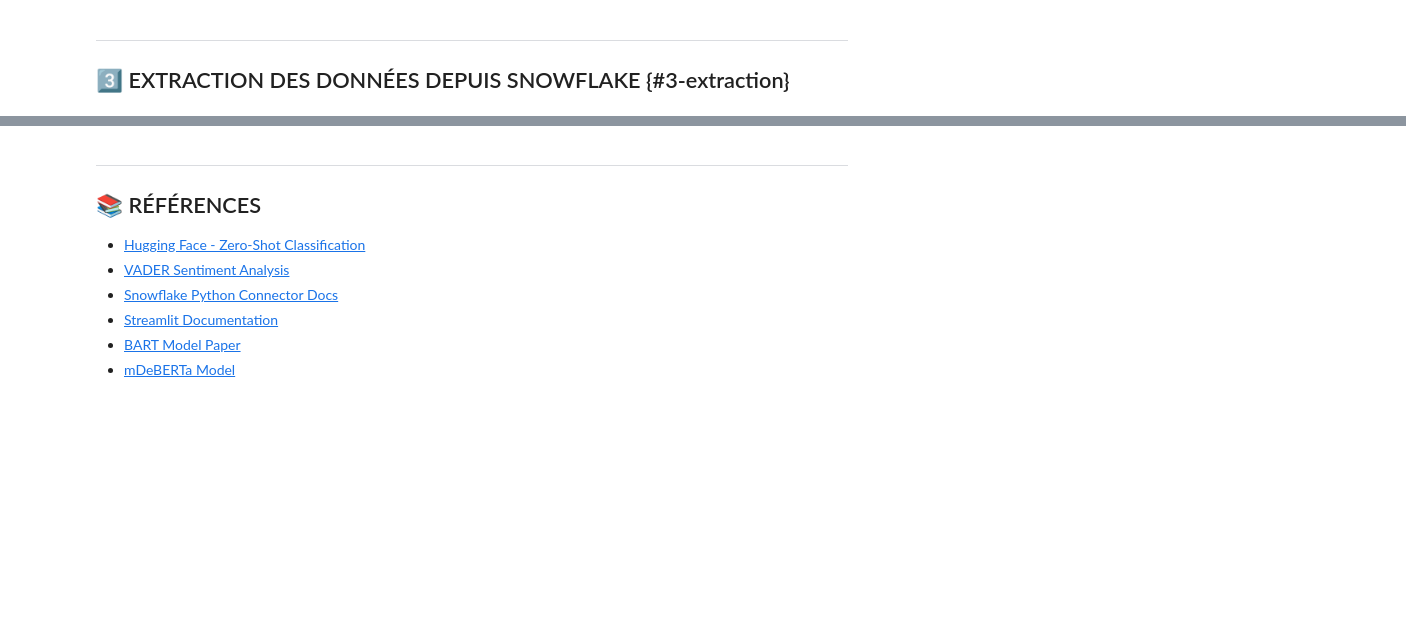
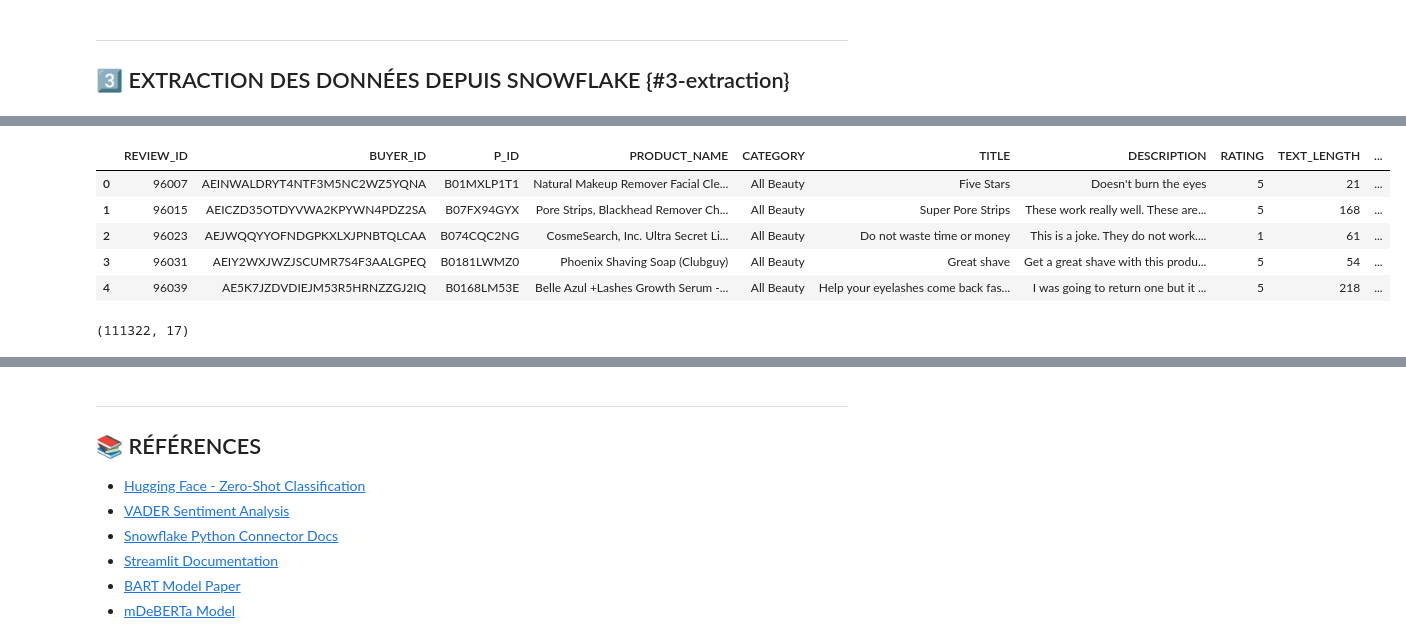
Before and after one commit to amaranaitsaidi/jedha-certification-de, a Jupyter notebook: project_2/notebooks/step_4_case_study/Step_4_Case_Study_Analysis.ipynb, the cells around one changed output, grey strips where cells are left out. Drawn from its saved outputs; the diff is of its cells as text; code cells hidden in the pictures; blank space fills up the shorter version.

```diff
--- a/project_2/notebooks/step_4_case_study/Step_4_Case_Study_Analysis.ipynb
+++ b/project_2/notebooks/step_4_case_study/Step_4_Case_Study_Analysis.ipynb
@@ -1214,0 +337,17 @@ Ce case study a permis de :
+# %%
+df_reviews_calculated = pd.read_csv('data/df_reviews.csv')
+# For the next step, I need the CONFIDENCE_SCORE and RELEVANCE_SCORE columns to be in %.
+# In this case, I multiply CONFIDENCE_SCORE *100.
+df_reviews_calculated['CONFIDENCE_SCORE'] =df_reviews_calculated['CONFIDENCE_SCORE']*100
+df_reviews_calculated.head(5)
+# %% [output]
+|  | REVIEW_ID | BUYER_ID | P_ID | PRODUCT_NAME | CATEGORY | TITLE | DESCRIPTION | RATING | TEXT_LENGTH | ... |
+| 0 | 96007 | AEINWALDRYT4NTF3M5NC2WZ5YQNA | B01MXLP1T1 | Natural Makeup Remover Facial Cle... | All Beauty | Five Stars | Doesn't burn the eyes | 5 | 21 | ... |
+| 1 | 96015 | AEICZD35OTDYVWA2KPYWN4PDZ2SA | B07FX94GYX | Pore Strips, Blackhead Remover Ch... | All Beauty | Super Pore Strips | These work really well. These are... | 5 | 168 | ... |
+| 2 | 96023 | AEJWQQYYOFNDGPKXLXJPNBTQLCAA | B074CQC2NG | CosmeSearch, Inc. Ultra Secret Li... | All Beauty | Do not waste time or money | This is a joke. They do not work.... | 1 | 61 | ... |
+| 3 | 96031 | AEIY2WXJWZJSCUMR7S4F3AALGPEQ | B0181LWMZ0 | Phoenix Shaving Soap (Clubguy) | All Beauty | Great shave | Get a great shave with this produ... | 5 | 54 | ... |
+| 4 | 96039 | AE5K7JZDVDIEJM53R5HRNZZGJ2IQ | B0168LM53E | Belle Azul +Lashes Growth Serum -... | All Beauty | Help your eyelashes come back fas... | I was going to return one but it ... | 5 | 218 | ... |
+# %%
+df_reviews_calculated.shape
+# %% [output]
+(111322, 17)
```
Also changed, not shown: parts of 112 cells of this notebook, 5 other files.
